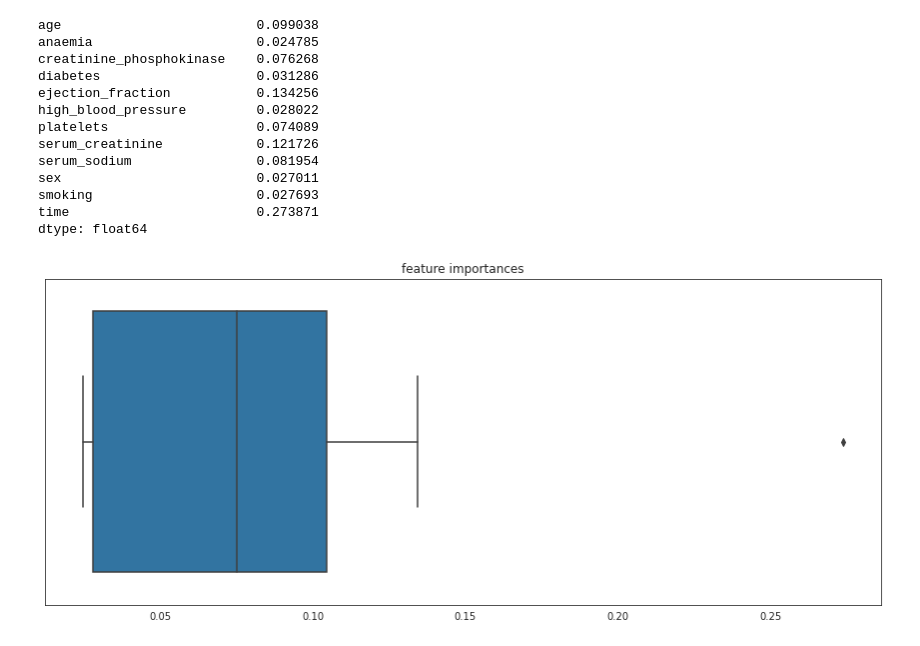
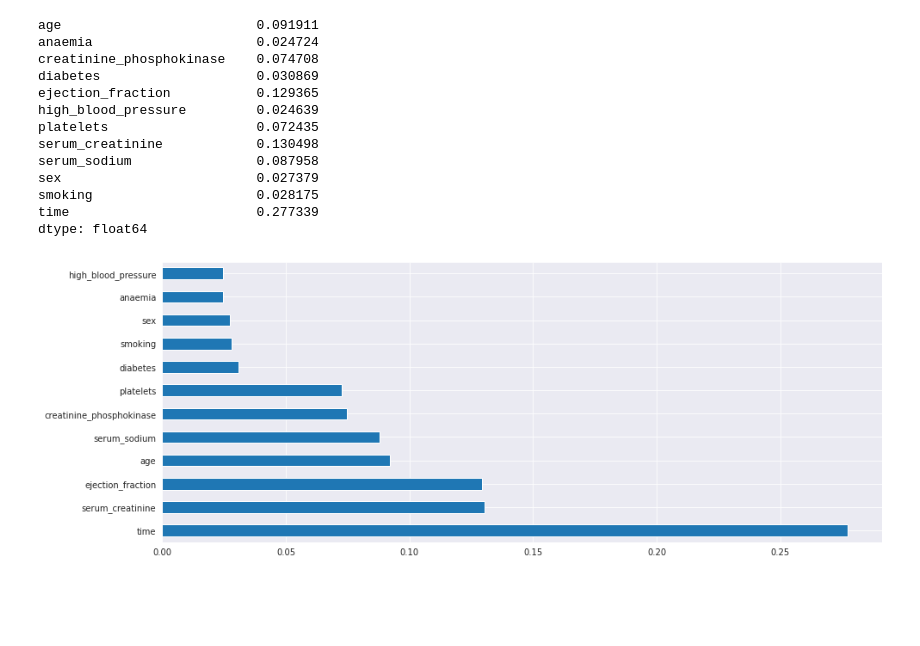
Before and after one commit to ggume/forgrad, a Jupyter notebook: for_grad.ipynb, the cells around one changed output. Saved outputs shown, nothing was run; the diff lists cells and outputs as text; code cells hidden in the pictures; blank space fills up the shorter version.

```diff
--- a/for_grad.ipynb
+++ b/for_grad.ipynb
@@ -14,44 +12,35 @@ dataset = pd.read_csv('../heart_failure_clinical_records_dataset.csv')
 # %%
 # 특징요소 추출
 plt.rcParams['figure.figsize']=15,6
-sns.set_style("white")
+sns.set_style("darkgrid")
 
 x = dataset.iloc[:, :-1]
 y = dataset.iloc[:,-1]
 
 from sklearn.ensemble import ExtraTreesClassifier
 import matplotlib.pyplot as plt
+
 model = ExtraTreesClassifier()
 model.fit(x,y)
 
 #feature 중요도 확인
 #print(model.feature_importances_)
-
-'''
-sequential_colors = sns.color_palette("RdPu", 10)
-sns.palplot(sequential_colors)
-'''
-
 feat_importances = pd.Series(model.feature_importances_, index=x.columns)
-#feat_importances.nlargest(12).plot(kind='barh')
-sns.boxplot(x=feat_importances)
-
-#출력
 print(feat_importances)
-plt.title("feature importances")
+feat_importances.nlargest(12).plot(kind='barh')
 plt.show()
 # %% [output]
-age                         0.099038
-anaemia                     0.024785
-creatinine_phosphokinase    0.076268
-diabetes                    0.031286
-ejection_fraction           0.134256
-high_blood_pressure         0.028022
-platelets                   0.074089
-serum_creatinine            0.121726
-serum_sodium                0.081954
-sex                         0.027011
-smoking                     0.027693
-time                        0.273871
+age                         0.091911
+anaemia                     0.024724
+creatinine_phosphokinase    0.074708
+diabetes                    0.030869
+ejection_fraction           0.129365
+high_blood_pressure         0.024639
+platelets                   0.072435
+serum_creatinine            0.130498
+serum_sodium                0.087958
+sex                         0.027379
+smoking                     0.028175
+time                        0.277339
 dtype: float64
-[figure, old version]
+[figure, new version]
```
Also changed, not shown: parts of 29 cells of this notebook.
